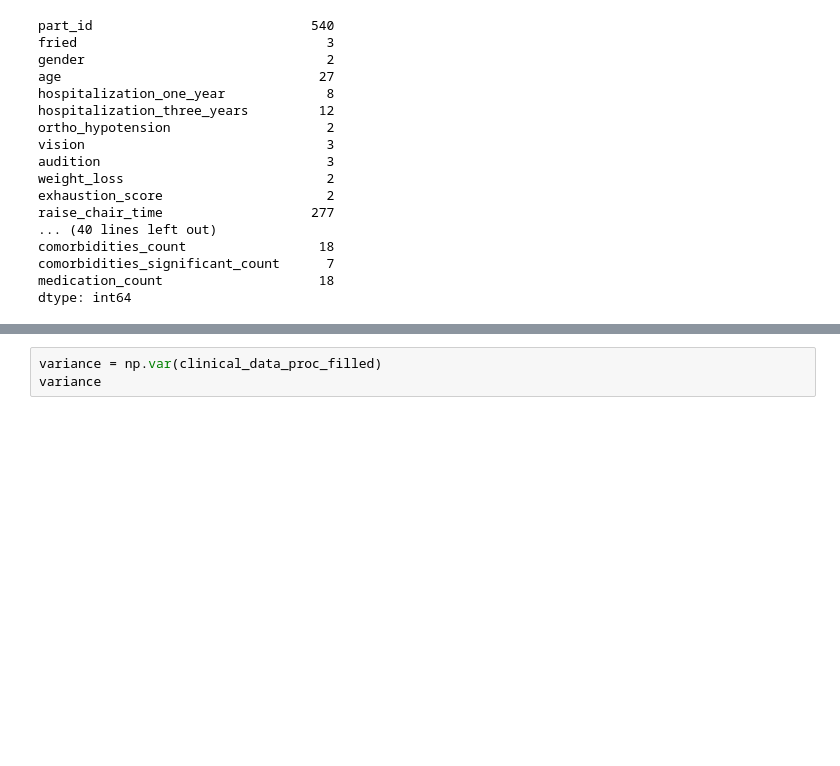
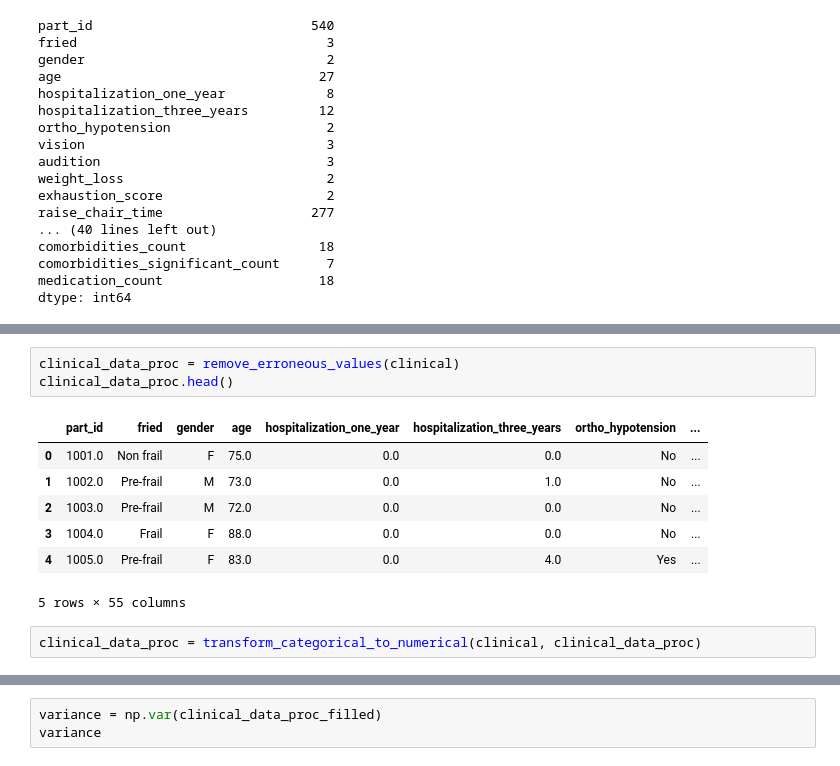
Before and after one commit to eirden96/frailSafe_project, a Jupyter notebook: clinical.ipynb, the cells around one changed output, grey strips where cells are left out. Saved outputs shown, nothing was run; the diff lists cells and outputs as text; blank space fills up the shorter version.

Commit message:
final clinical data code

```diff
--- a/clinical.ipynb
+++ b/clinical.ipynb
@@ -124,0 +104,13 @@ clinical_data_proc_filled.to_csv("clinical_full.csv", index = False)
+# %%
+clinical_data_proc = remove_erroneous_values(clinical)
+clinical_data_proc.head()
+# %% [output]
+|  | part_id | fried | gender | age | hospitalization_one_year | hospitalization_three_years | ortho_hypotension | ... |
+| 0 | 1001.0 | Non frail | F | 75.0 | 0.0 | 0.0 | No | ... |
+| 1 | 1002.0 | Pre-frail | M | 73.0 | 0.0 | 1.0 | No | ... |
+| 2 | 1003.0 | Pre-frail | M | 72.0 | 0.0 | 0.0 | No | ... |
+| 3 | 1004.0 | Frail | F | 88.0 | 0.0 | 0.0 | No | ... |
+| 4 | 1005.0 | Pre-frail | F | 83.0 | 0.0 | 4.0 | Yes | ... |
+5 rows × 55 columns
+# %%
+clinical_data_proc = transform_categorical_to_numerical(clinical, clinical_data_proc)
```
Also changed, not shown: parts of 35 cells of this notebook.
